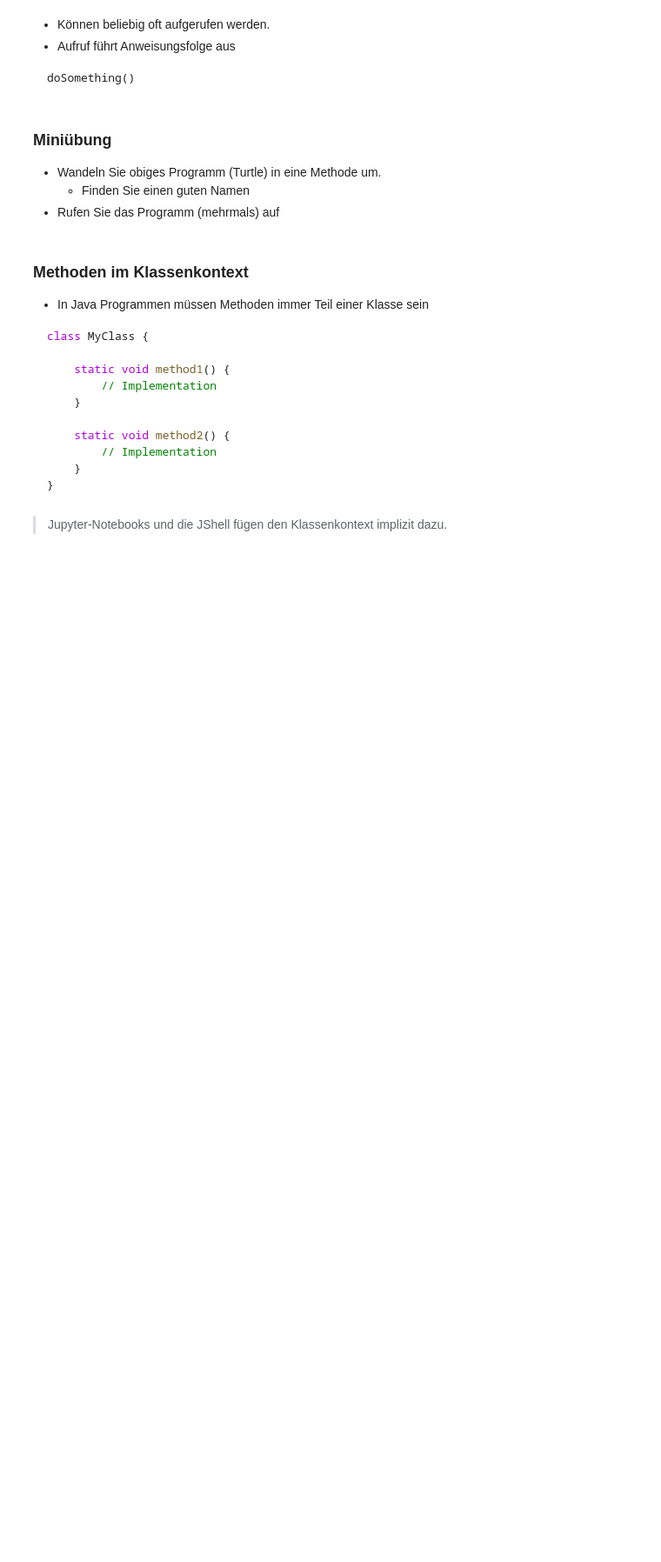
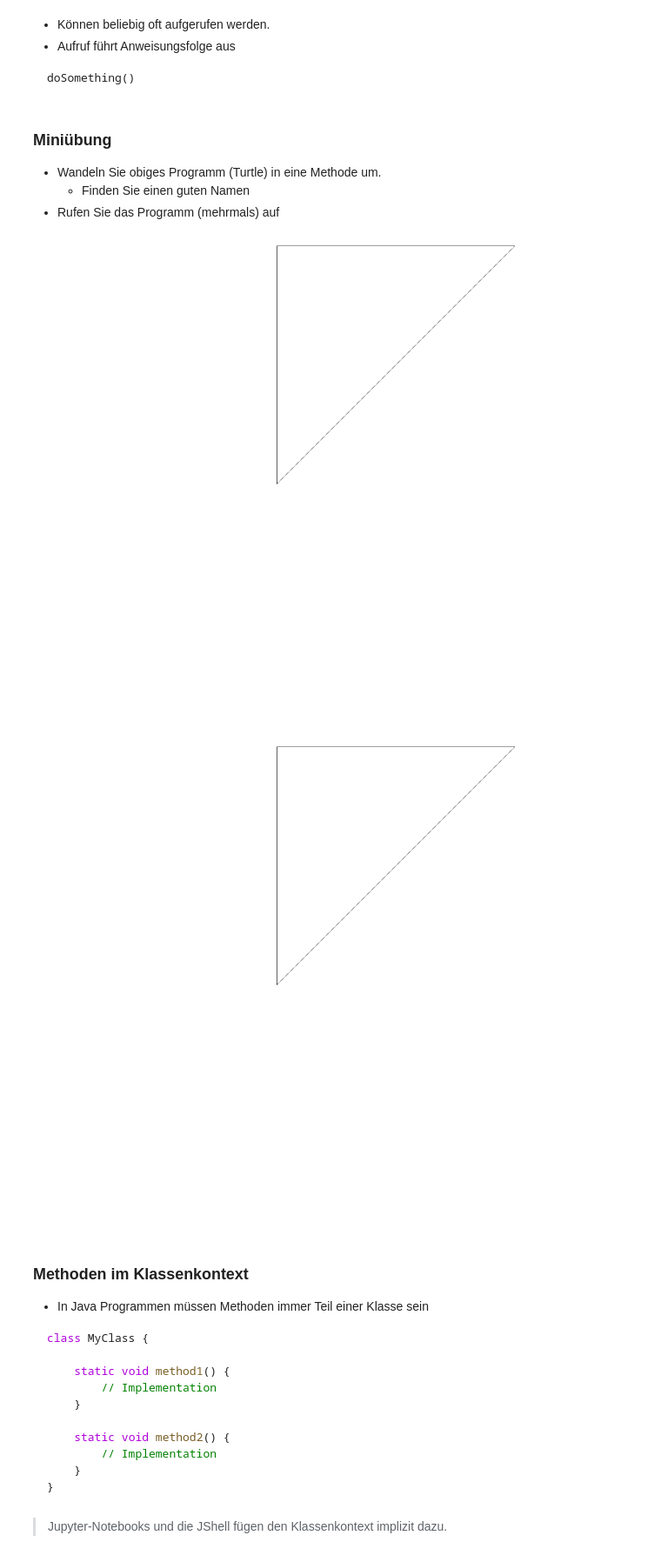
Before and after one commit to unibas-marcelluethi/gyminf-programmieren, a Jupyter notebook: notebooks/Methoden.ipynb, the cells around one changed output. Shown at 87% size. Drawn from its saved outputs; the diff is of its cells as text; code cells hidden in the pictures; blank space fills up the shorter version.

```diff
--- a/notebooks/Methoden.ipynb
+++ b/notebooks/Methoden.ipynb
@@ -59,3 +57,25 @@ doSomething()
+# %%
+Turtle turtle = new Turtle();
+
+static void drawRightAngledTriangle() {
+    turtle.home();
+    turtle.clear();
+    turtle.penDown();
+    int lengthLegs = 100;
+    turtle.forward(lengthLegs);
+    turtle.turnRight(90);
+    turtle.forward(lengthLegs);
+    turtle.turnRight(135);
+    turtle.forward(Math.sqrt(lengthLegs * lengthLegs + lengthLegs * lengthLegs)) ;
+    turtle.turnRight(90);
+    display(turtle.toImage());
+}
+
+drawRightAngledTriangle();
+drawRightAngledTriangle();
+# %% [output]
+[figure, added]
+[figure, added]
 # %% [markdown]
 ### Methoden im Klassenkontext
 
```
Also changed, not shown: parts of 8 cells of this notebook, 2 other files.
